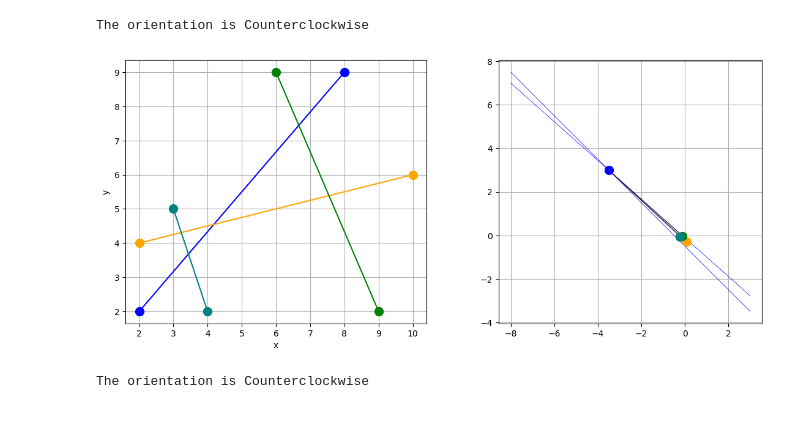
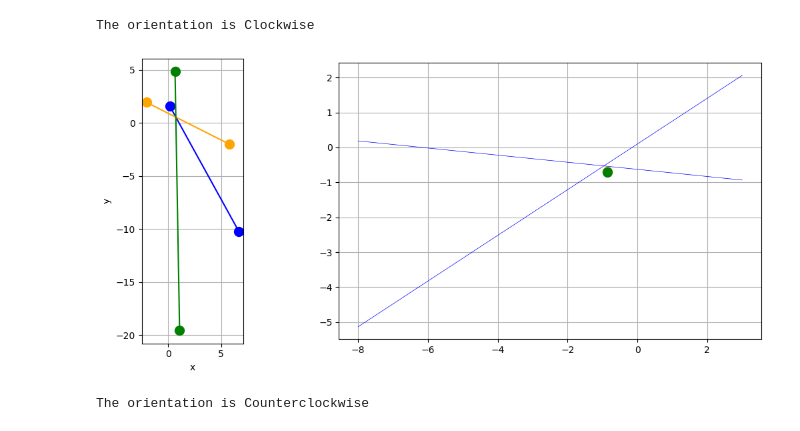
Before and after one commit to peter-hristov/sos-generator, a Jupyter notebook: DualPlaneGeometry.ipynb, the cells around one changed output. Drawn from its saved outputs; the diff is of its cells as text; code cells hidden in the pictures.

```diff
--- a/DualPlaneGeometry.ipynb
+++ b/DualPlaneGeometry.ipynb
@@ -28,29 +28,33 @@ def orientation(p1, p2, p3):
         return "Collinear"
 
 # Blue
-pl = (2, 2)
-pi = (8, 9)
+pl = [709402351/4383829060, 108722733433/68370872455]
+pi = [13565295989/2031530540, -194185818775/19010437707]
+pv = [-398306993/194730640, 592849531/303704902]
+pj = [705774283/121706650, -303298786/151852451]
+pu = [26640351/40433380, 436945273736/90176545745]
+pk = [88115647/80866760, -24681211891/1261210430]
 
-# Orange
-pv = (2, 4)
-pj = (10, 6)
 
-# Green
-pu = (6, 9)
-pk = (9, 2)
+
+
+
+
+
+
 
 # Teal
 # pu2 = (3, 2)
 # pk2 = (3, 5)
 
-pu2 = (3, 5)
-pk2 = (4, 2)
+# pu2 = (3, 5)
+# pk2 = (4, 2)
 
 # Compute dual points
-p_li = primal_line_to_dual_point(pl, pi)
-p_vj = primal_line_to_dual_point(pv, pj)
-p_uk = primal_line_to_dual_point(pu, pk)
-p_u2k2 = primal_line_to_dual_point(pu2, pk2)
+# p_li = primal_line_to_dual_point(pl, pi)
+# p_vj = primal_line_to_dual_point(pv, pj)
+# p_uk = primal_line_to_dual_point(pu, pk)
+# p_u2k2 = primal_line_to_dual_point(pu2, pk2)
 
 print(f"The orientation is {orientation(p_li, p_vj, p_uk)}")
 
@@ -61,7 +65,7 @@ fig, (ax1, ax2) = plt.subplots(1, 2, figsize=(12, 5))
 ax1.plot([pl[0], pi[0]], [pl[1], pi[1]], marker='o', color='blue', markersize=10)
 ax1.plot([pv[0], pj[0]], [pv[1], pj[1]], marker='o', color='orange', markersize=10)
 ax1.plot([pu[0], pk[0]], [pu[1], pk[1]], marker='o', color='green', markersize=10)
-ax1.plot([pu2[0], pk2[0]], [pu2[1], pk2[1]], marker='o', color='teal', markersize=10)
+# ax1.plot([pu2[0], pk2[0]], [pu2[1], pk2[1]], marker='o', color='teal', markersize=10)
 # ax1.set_title("Primal Plane (Segments)")
 ax1.set_xlabel("x")
 ax1.set_ylabel("y")
@@ -76,40 +80,40 @@ def draw_implicit_line(a, b, c, xlim=(-8, 3), **kwargs):
     x = np.linspace(*xlim, 500)
     if b != 0:
         y = (-a * x - c) / b
         plt.plot(x, y, **kwargs)
     else:
         x0 = -c / a
         plt.axvline(x0, **kwargs)
 
 draw_implicit_line(pl[0], pl[1], 1, color='blue', linewidth=0.5)
 draw_implicit_line(pi[0], pi[1], 1, color='blue', linewidth=0.5)
 
 # draw_implicit_line(pu[0], pu[1], 1, color='gree', linewidth=0.5)
 # draw_implicit_line(pk[0], pk[1], 1, color='green', linewidth=0.5)
 
 
 # Dual points
-ax2.plot([p_li[0], p_vj[0]], [p_li[1], p_vj[1]], marker='o', color="black", linewidth=0.5)
-ax2.plot([p_li[0], p_uk[0]], [p_li[1], p_uk[1]], marker='o', color="black", linewidth=0.5)
-ax2.plot([p_li[0], p_u2k2[0]], [p_li[1], p_u2k2[1]], marker='o', color="black", linewidth=0.5)
+# ax2.plot([p_li[0], p_vj[0]], [p_li[1], p_vj[1]], marker='o', color="black", linewidth=0.5)
+# ax2.plot([p_li[0], p_uk[0]], [p_li[1], p_uk[1]], marker='o', color="black", linewidth=0.5)
+# ax2.plot([p_li[0], p_u2k2[0]], [p_li[1], p_u2k2[1]], marker='o', color="black", linewidth=0.5)
 #
-ax2.plot([p_li[0]], [p_li[1]], marker='o', color='blue', markersize=10)
+# ax2.plot([p_li[0]], [p_li[1]], marker='o', color='blue', markersize=10)
 ax2.plot([p_vj[0]], [p_vj[1]], marker='o', color='orange', markersize=10)
 ax2.plot([p_uk[0]], [p_uk[1]], marker='o', color='green', markersize=10)
-ax2.plot([p_u2k2[0]], [p_u2k2[1]], marker='o', color='teal', markersize=10)
+# ax2.plot([p_u2k2[0]], [p_u2k2[1]], marker='o', color='teal', markersize=10)
 
 # ax2.set_title("Dual Plane (Affine RP² Coordinates)")
 # ax2.set_xlabel("x (dual)")
 # ax2.set_ylabel("y (dual)")
 ax2.set_aspect('equal')
 ax2.grid(True)
 # ax2.set_xticklabels([])
 # ax2.set_yticklabels([])
 plt.tight_layout()
 plt.show()
 # %% [output]
-The orientation is Counterclockwise
+The orientation is Clockwise
-[figure, old version]
+[figure, new version]
 # %%
 import matplotlib.pyplot as plt
 import numpy as np
```
Also changed, not shown: parts of 2 cells of this notebook, 27 other files.
